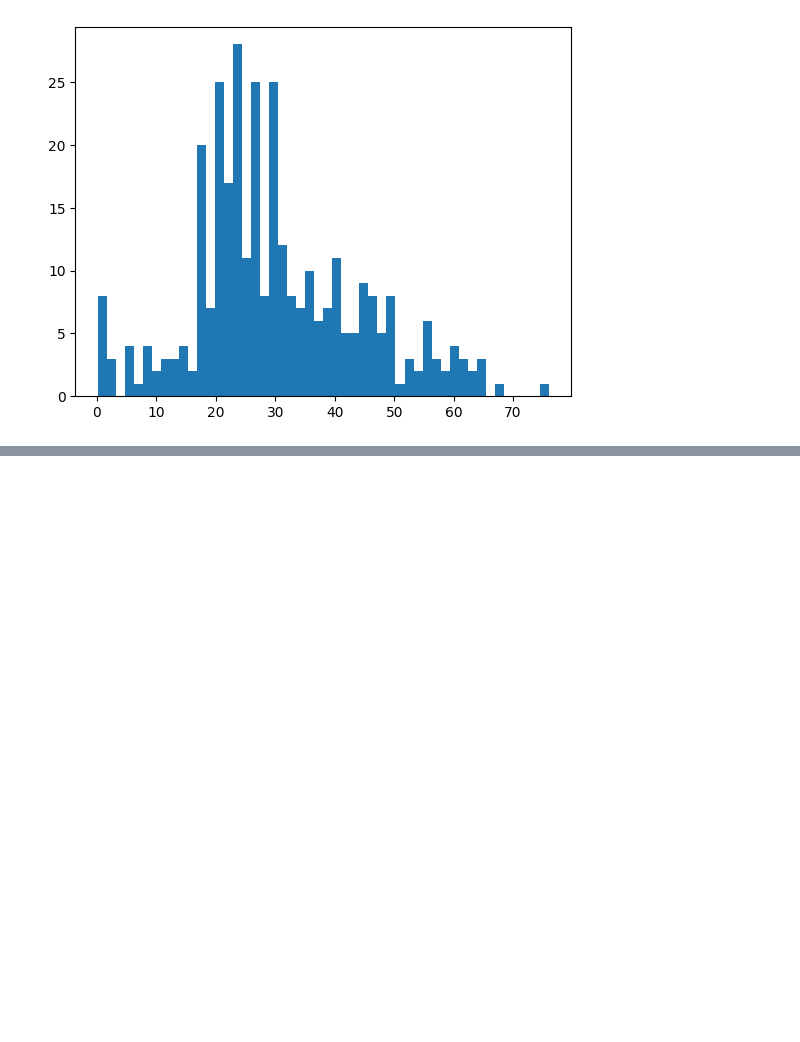
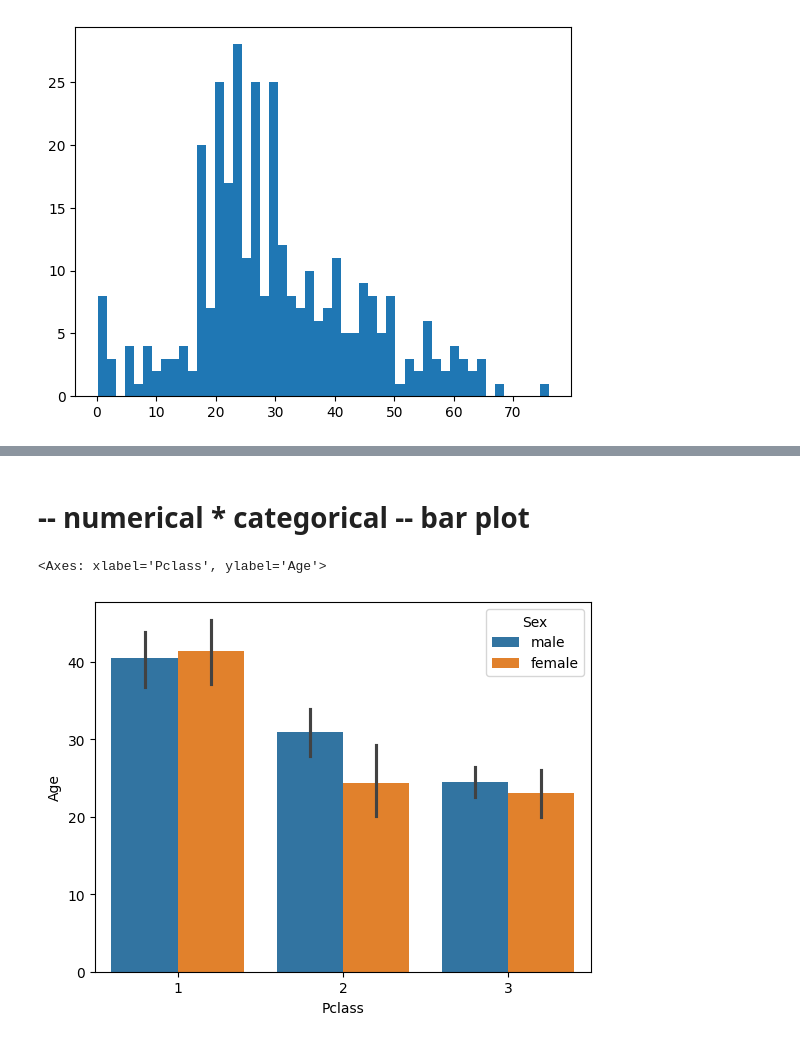
Before and after one commit to Kshubham0315/Complete-Machine-Learning, a Jupyter notebook: 6_ML.ipynb, the cells around one changed output, grey strips where cells are left out. Cells and saved outputs as stored; diff of their text form; code cells hidden in the pictures; blank space fills up the shorter version.

```diff
--- a/6_ML.ipynb
+++ b/6_ML.ipynb
@@ -428,0 +496,7 @@ plt.hist(df['Age'],bins=50)
+# %% [markdown]
+# -- numerical * categorical -- bar plot
+# %%
+sns.barplot(x='Pclass', y='Age', data=tatanic,hue='Sex')
+# %% [output]
+<Axes: xlabel='Pclass', ylabel='Age'>
+[figure, added]
```
Also changed, not shown: parts of 34 cells of this notebook.
